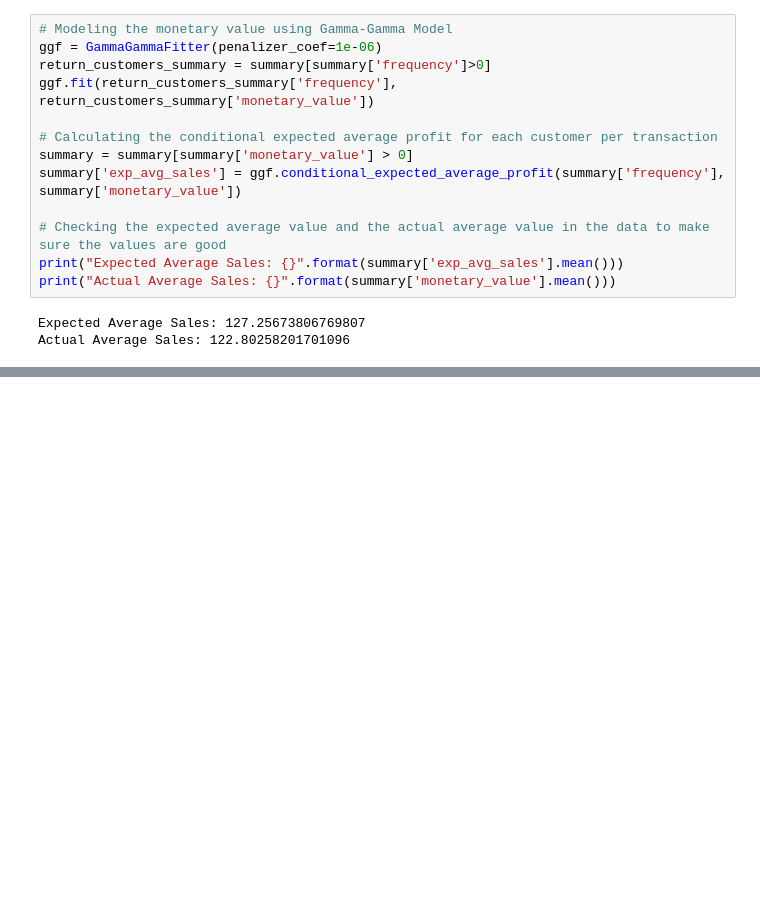
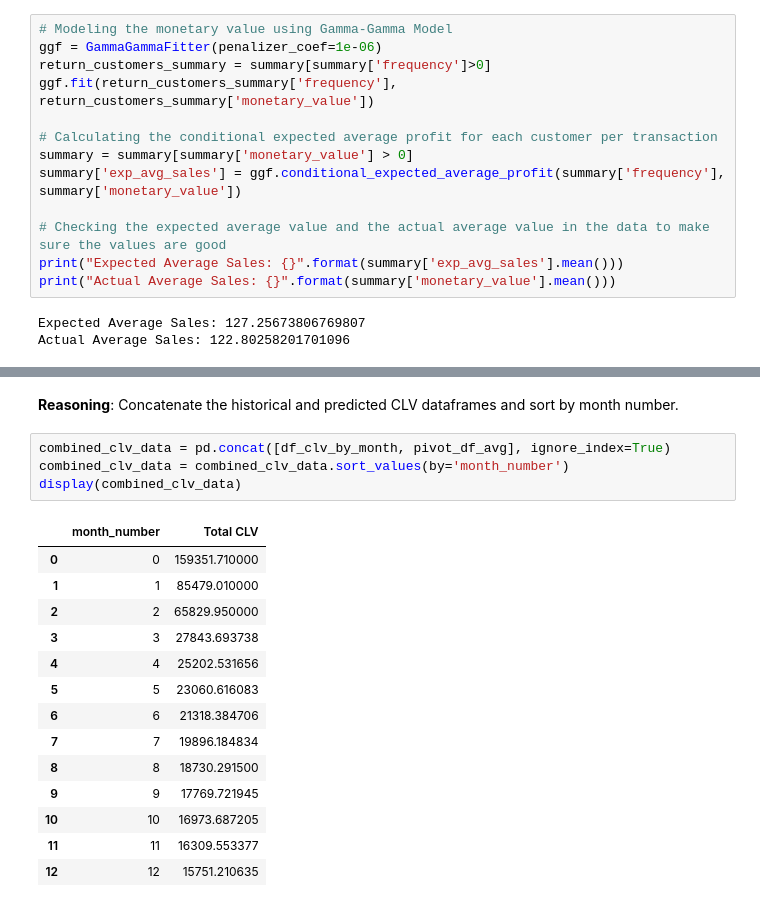
Before and after one commit to phucly-s2/customer-lifetime-value-prediction, a Jupyter notebook: CLV_prediction.ipynb, the cells around one changed output, grey strips where cells are left out. Saved outputs shown, nothing was run; the diff lists cells and outputs as text; blank space fills up the shorter version.

```diff
--- a/CLV_prediction.ipynb
+++ b/CLV_prediction.ipynb
@@ -123,0 +175,22 @@ pivot_df_diff
+# %% [markdown]
+**Reasoning**:
+Concatenate the historical and predicted CLV dataframes and sort by month number.
+# %%
+combined_clv_data = pd.concat([df_clv_by_month, pivot_df_avg], ignore_index=True)
+combined_clv_data = combined_clv_data.sort_values(by='month_number')
+display(combined_clv_data)
+# %% [output]
+|  | month_number | Total CLV |
+| 0 | 0 | 159351.710000 |
+| 1 | 1 | 85479.010000 |
+| 2 | 2 | 65829.950000 |
+| 3 | 3 | 27843.693738 |
+| 4 | 4 | 25202.531656 |
+| 5 | 5 | 23060.616083 |
+| 6 | 6 | 21318.384706 |
+| 7 | 7 | 19896.184834 |
+| 8 | 8 | 18730.291500 |
+| 9 | 9 | 17769.721945 |
+| 10 | 10 | 16973.687205 |
+| 11 | 11 | 16309.553377 |
+| 12 | 12 | 15751.210635 |
```
Also changed, not shown: parts of 18 cells of this notebook.
